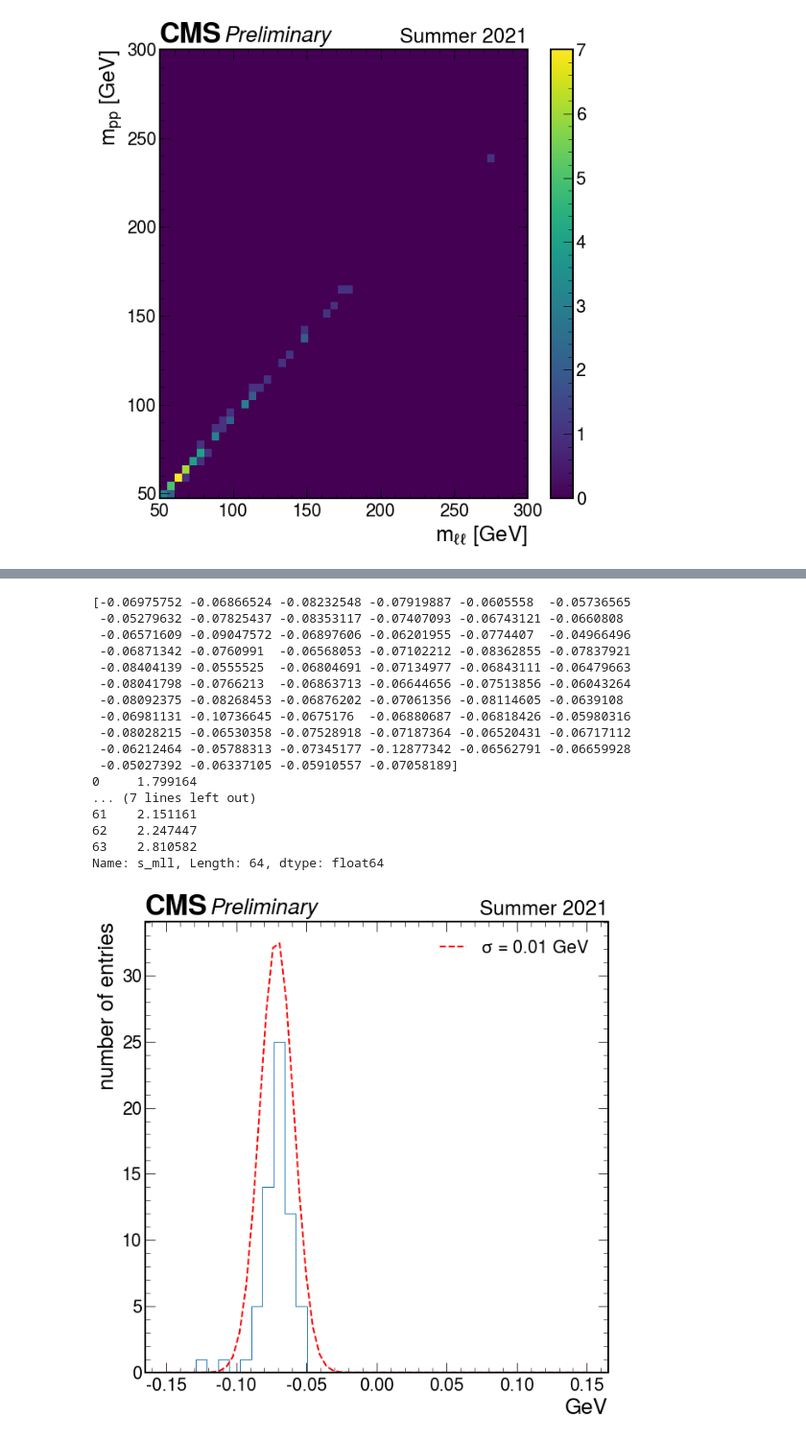
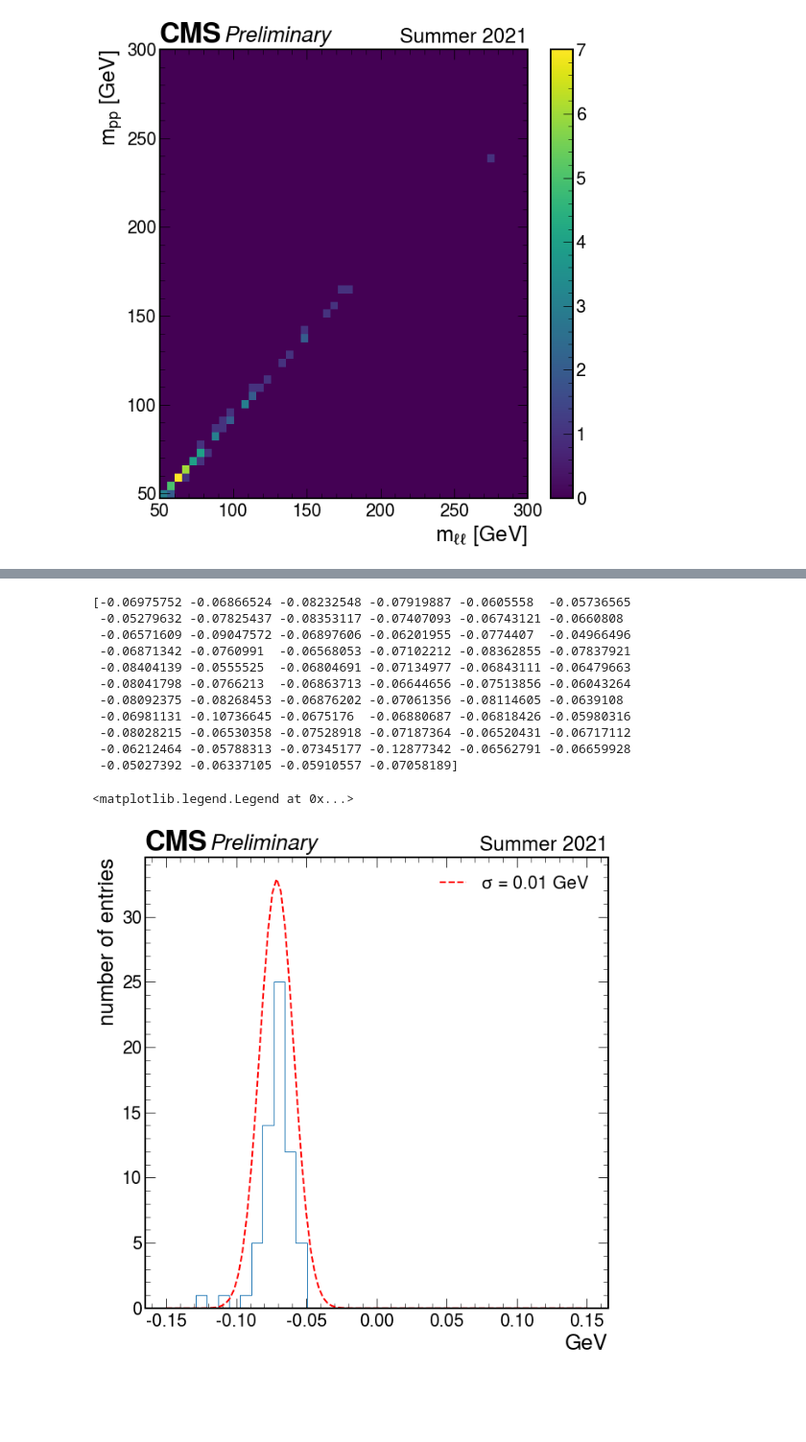
Before and after one commit to jloemker/SWAN, a Jupyter notebook: Analysis_notebook.ipynb, the cells around one changed output, grey strips where cells are left out. Shown at 96% size. Saved outputs shown, nothing was run; the diff lists cells and outputs as text; code cells hidden in the pictures; blank space fills up the shorter version.

```diff
--- a/Analysis_notebook.ipynb
+++ b/Analysis_notebook.ipynb
@@ -839,43 +841,38 @@ for i in range(2): hep.cms.label(llabel="Preliminary", rlabel="Summer 2021", ax=
 #You can plot mpp/mll-1 distribution, fit a gaussian and define a cut to be within the 2 sigma: |mpp-mll| < 2*sigma*mll
 #print(analysis['s_mpp'].values)
 #print(analysis['s_mll'].values)
 data = (analysis['s_mpp'].values/analysis['s_mll'].values)-1
 print(data)
-bins = np.linspace(-0.15,0.15,64)
+bins = np.linspace(-0.15,0.15,100)
 f, ax = plt.subplots()
 plt.hist(data, histtype='step')
 
 #fit to gaussian (to avoid bias from outliers restrict the fitted area):  = analysis['s_mpp']-analysis['s_mll'] <
 (mu, sigma) = stats.norm.fit(data)
 x=bins
 y=stats.norm.pdf(x, mu, sigma)
 ax.plot(x, y, 'r--', linewidth=2,label='$\sigma$ = %2.2f GeV'%sigma)
-print(2*sigma*analysis['s_mll'])
+#print(2*sigma*analysis['s_mll'])
 
 hep.cms.label(llabel="Preliminary", rlabel="Summer 2021", ax=ax)
 ax.set(xlabel='GeV', ylabel='number of entries')
 
 ax.legend()
-plt.savefig('AnalyseW2/fit_mass_ratio.png')
+#plt.savefig('AnalyseW2/fit_mass_ratio.png')
 # %% [output]
 [-0.06975752 -0.06866524 -0.08232548 -0.07919887 -0.0605558  -0.05736565
  -0.05279632 -0.07825437 -0.08353117 -0.07407093 -0.06743121 -0.0660808
  -0.06571609 -0.09047572 -0.06897606 -0.06201955 -0.0774407  -0.04966496
  -0.06871342 -0.0760991  -0.06568053 -0.07102212 -0.08362855 -0.07837921
  -0.08404139 -0.0555525  -0.06804691 -0.07134977 -0.06843111 -0.06479663
  -0.08041798 -0.0766213  -0.06863713 -0.06644656 -0.07513856 -0.06043264
  -0.08092375 -0.08268453 -0.06876202 -0.07061356 -0.08114605 -0.0639108
  -0.06981131 -0.10736645 -0.0675176  -0.06880687 -0.06818426 -0.05980316
  -0.08028215 -0.06530358 -0.07528918 -0.07187364 -0.06520431 -0.06717112
  -0.06212464 -0.05788313 -0.07345177 -0.12877342 -0.06562791 -0.06659928
  -0.05027392 -0.06337105 -0.05910557 -0.07058189]
-0     1.799164
-... (7 lines left out)
-61    2.151161
-62    2.247447
-63    2.810582
-Name: s_mll, Length: 64, dtype: float64
+<matplotlib.legend.Legend at 0x...>
-[figure, old version]
+[figure, new version]
 # %%
 # get background data
 # %%
```
Also changed, not shown: parts of 10 cells of this notebook, 1 other file.
